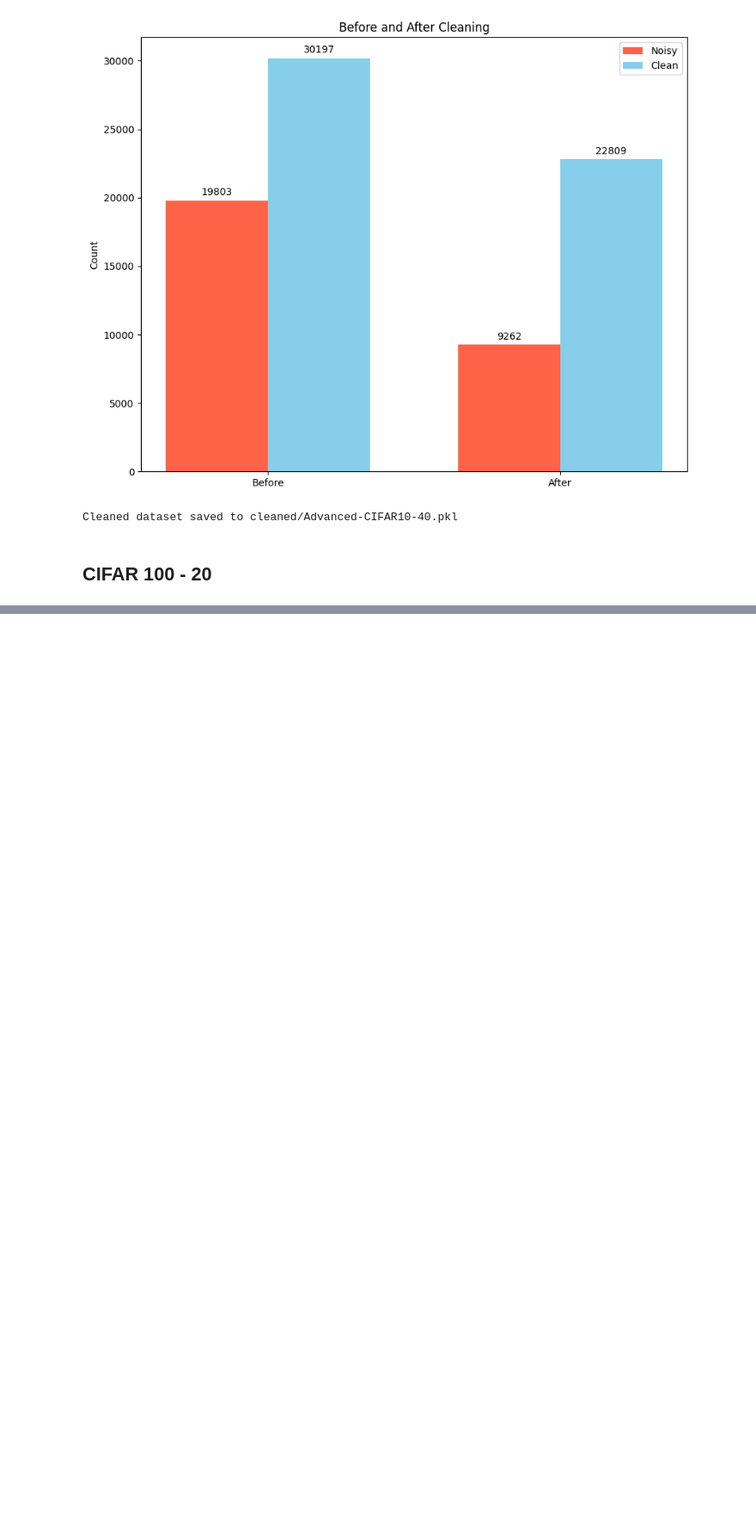
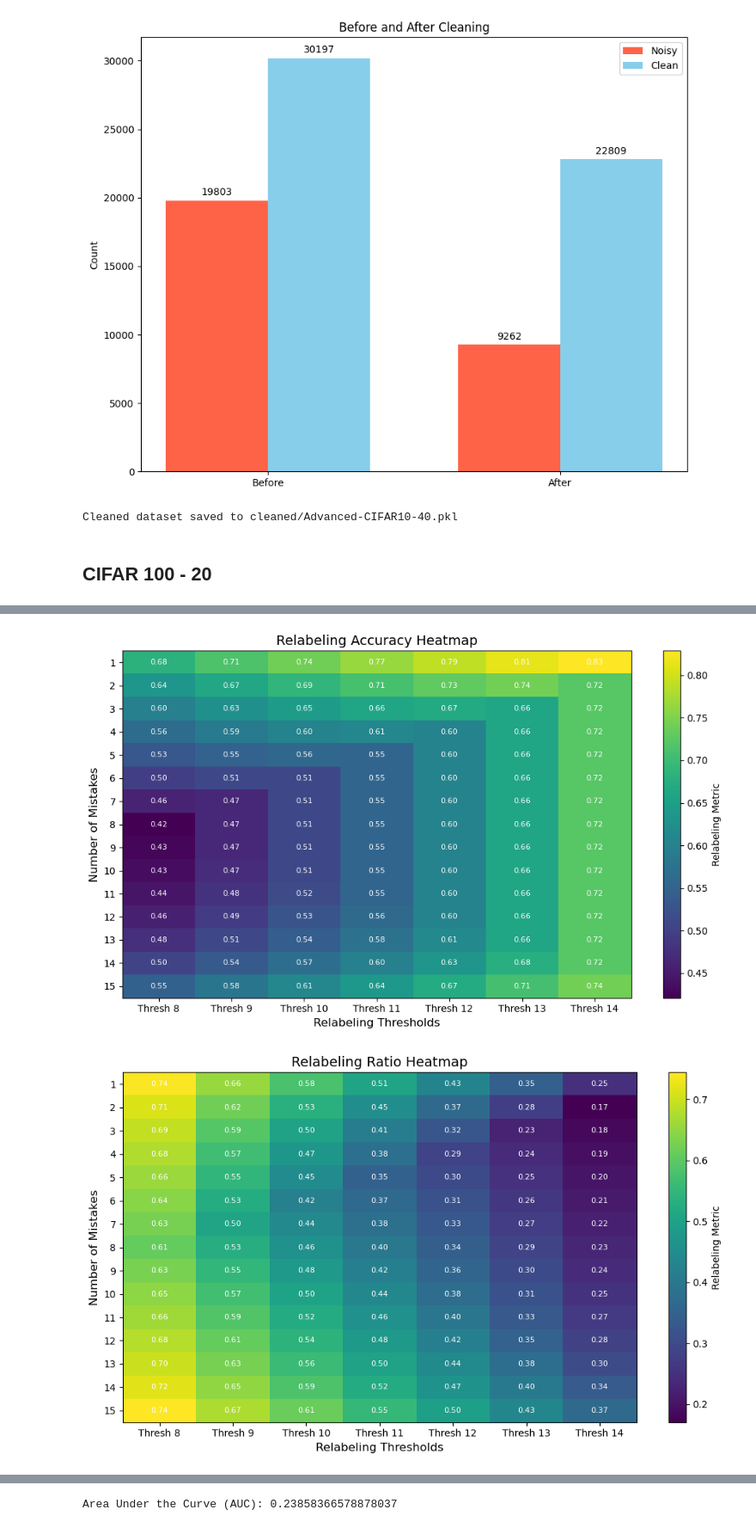
Before and after one commit to stormaref/SiameseNoiseDetection, a Jupyter notebook: main.ipynb, the cells around one changed output, grey strips where cells are left out. Shown at 86% size. Saved outputs shown, nothing was run; the diff lists cells and outputs as text; code cells hidden in the pictures; blank space fills up the shorter version.

```diff
--- a/main.ipynb
+++ b/main.ipynb
@@ -559,0 +508,5 @@ Training fold 5/15...
+# %%
+noise_cleaner.analyze()
+# %% [output]
+[figure, added]
+[figure, added]
@@ -559,0 +515 @@ Training fold 5/15...
+Area Under the Curve (AUC): 0.23858366578878037
```
Also changed, not shown: parts of 5 cells of this notebook.
